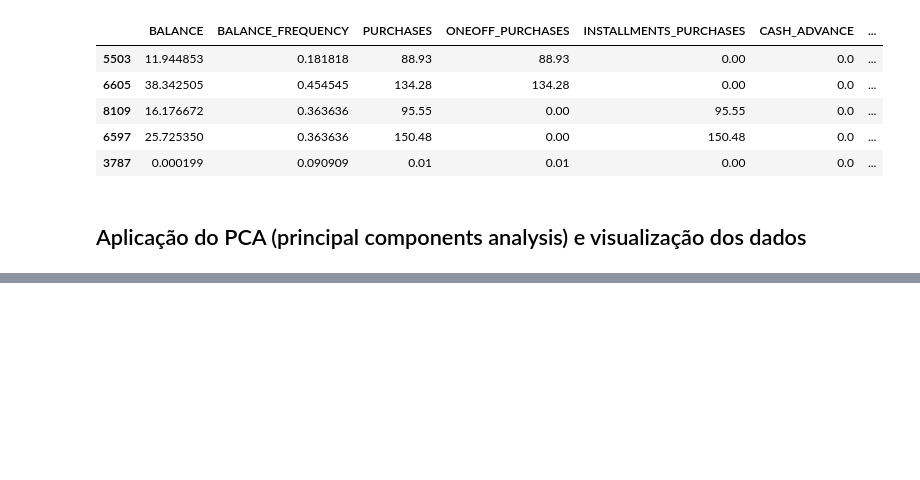
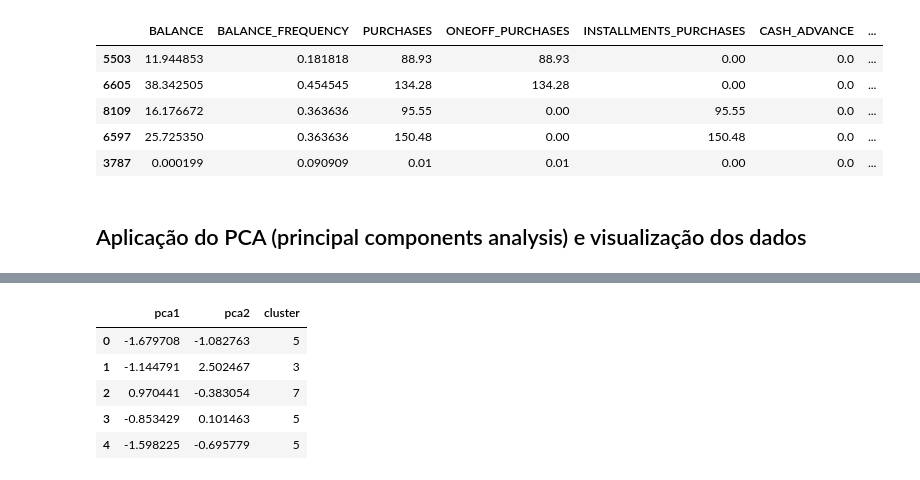
Before and after one commit to Mario-RJunior/Departamento-Marketing, a Jupyter notebook: Segmentacao_marketing.ipynb, the cells around one changed output, grey strips where cells are left out. Drawn from its saved outputs; the diff is of its cells as text; code cells hidden in the pictures; blank space fills up the shorter version.

```diff
--- a/Segmentacao_marketing.ipynb
+++ b/Segmentacao_marketing.ipynb
@@ -395,0 +422,11 @@ credit_ordered.to_csv('cluster.csv')
+# %%
+# Concatenando com o dataframe original
+pca_df = pd.concat([pca_df, pd.DataFrame({'cluster': labels})], axis=1)
+pca_df.head()
+# %% [output]
+|  | pca1 | pca2 | cluster |
+| 0 | -1.679708 | -1.082763 | 5 |
+| 1 | -1.144791 | 2.502467 | 3 |
+| 2 | 0.970441 | -0.383054 | 7 |
+| 3 | -0.853429 | 0.101463 | 5 |
+| 4 | -1.598225 | -0.695779 | 5 |
```
Also changed, not shown: parts of 5 cells of this notebook.
